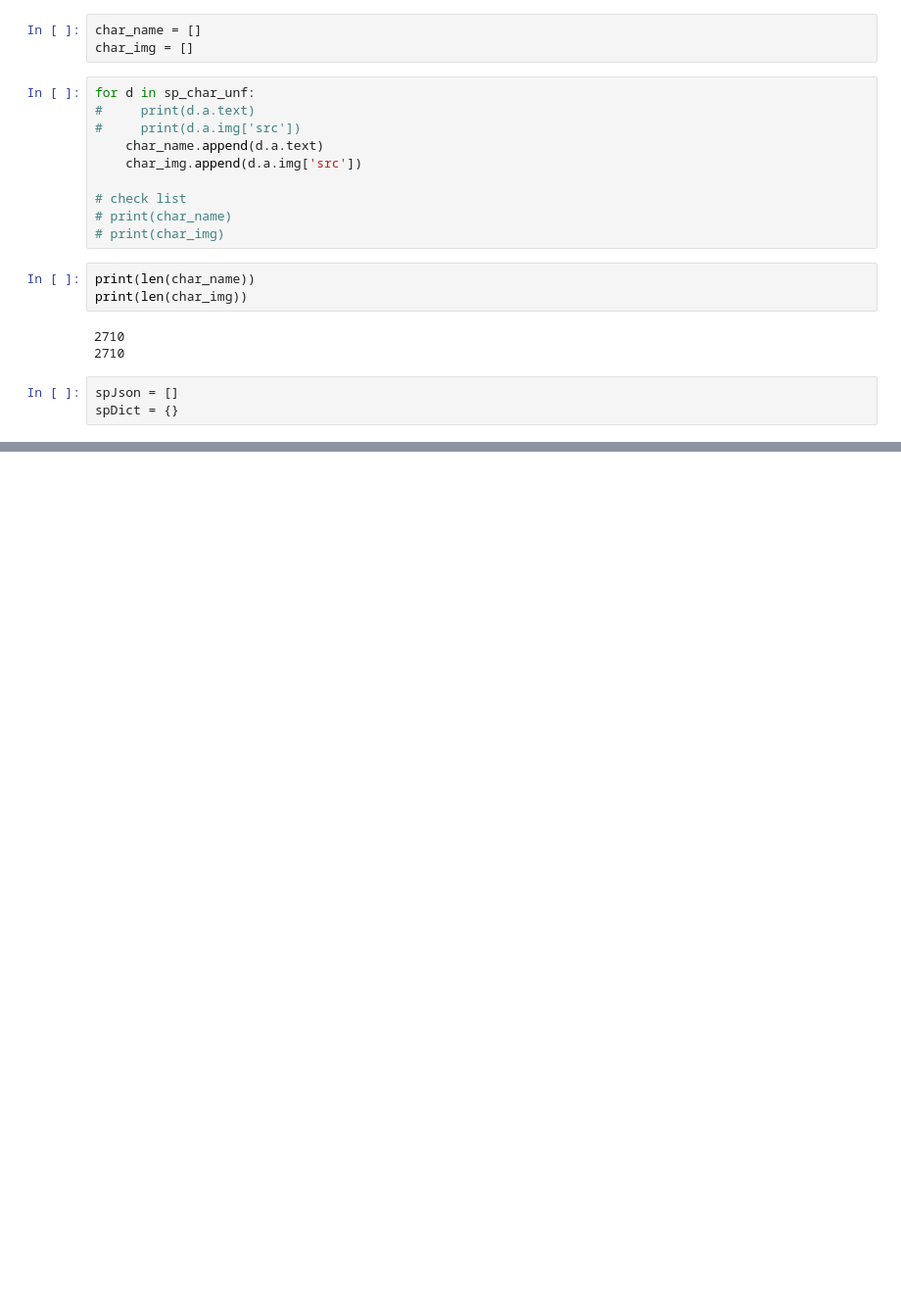
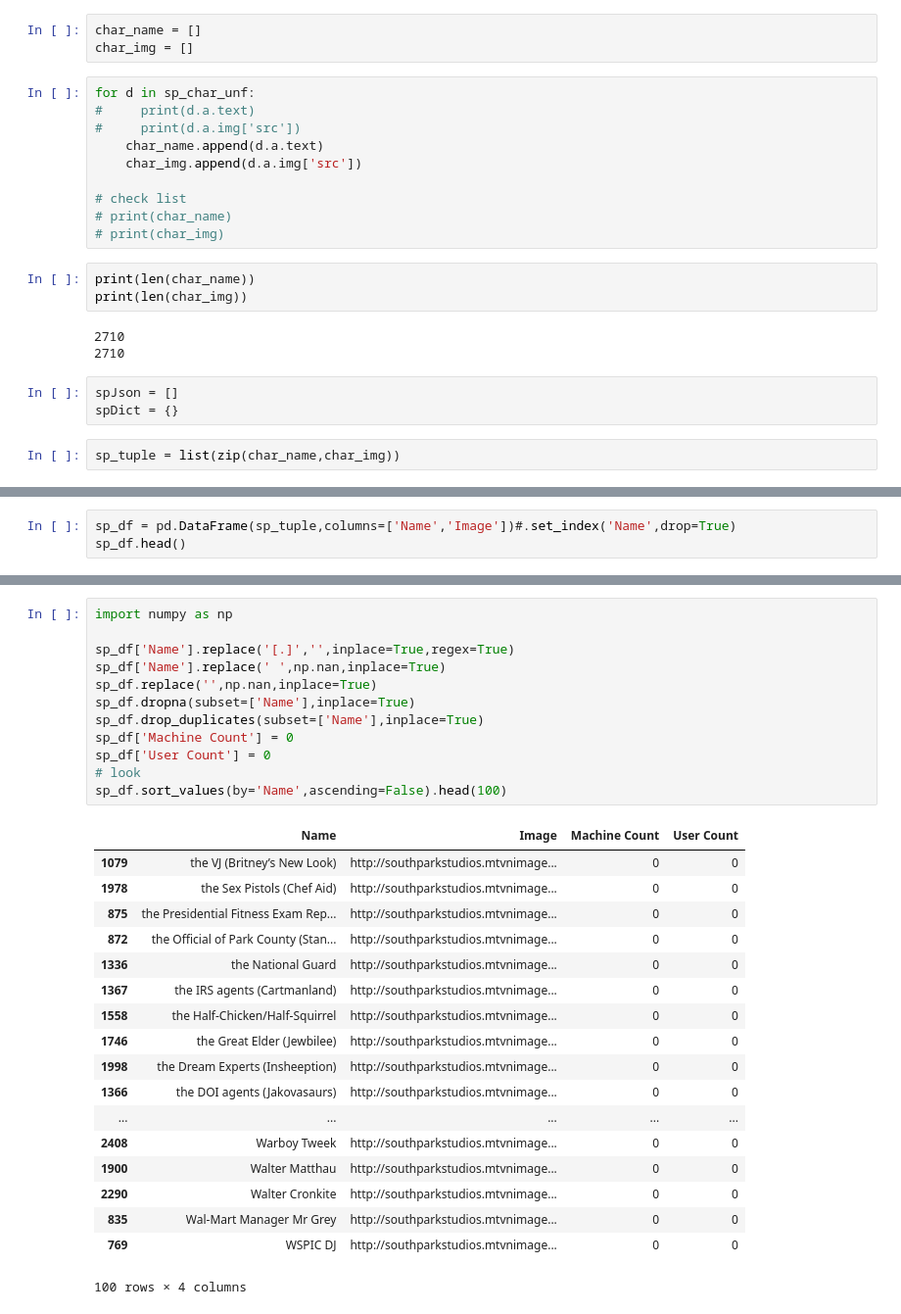
Before and after one commit to Vallito/machine_learning, a Jupyter notebook: playthings/Southpark_Names_Images.ipynb, the cells around one changed output, grey strips where cells are left out. Shown at 98% size. Cells and saved outputs as stored; diff of their text form; blank space fills up the shorter version.

```diff
--- a/playthings/Southpark_Names_Images.ipynb
+++ b/playthings/Southpark_Names_Images.ipynb
@@ -44,3 +45,5 @@ print(len(char_img))
 # %%
 spJson = []
 spDict = {}
+# %%
+sp_tuple = list(zip(char_name,char_img))
@@ -46,0 +54,3 @@ spDict = {}
+# %%
+sp_df = pd.DataFrame(sp_tuple,columns=['Name','Image'])#.set_index('Name',drop=True)
+sp_df.head()
@@ -46,0 +64,31 @@ spDict = {}
+# %%
+import numpy as np
+
+sp_df['Name'].replace('[.]','',inplace=True,regex=True)
+sp_df['Name'].replace(' ',np.nan,inplace=True)
+sp_df.replace('',np.nan,inplace=True)
+sp_df.dropna(subset=['Name'],inplace=True)
+sp_df.drop_duplicates(subset=['Name'],inplace=True)
+sp_df['Machine Count'] = 0
+sp_df['User Count'] = 0
+# look
+sp_df.sort_values(by='Name',ascending=False).head(100)
+# %% [output]
+|  | Name | Image | Machine Count | User Count |
+| 1079 | the VJ (Britney’s New Look) | http://southparkstudios.mtvnimage... | 0 | 0 |
+| 1978 | the Sex Pistols (Chef Aid) | http://southparkstudios.mtvnimage... | 0 | 0 |
+| 875 | the Presidential Fitness Exam Rep... | http://southparkstudios.mtvnimage... | 0 | 0 |
+| 872 | the Official of Park County (Stan... | http://southparkstudios.mtvnimage... | 0 | 0 |
+| 1336 | the National Guard | http://southparkstudios.mtvnimage... | 0 | 0 |
+| 1367 | the IRS agents (Cartmanland) | http://southparkstudios.mtvnimage... | 0 | 0 |
+| 1558 | the Half-Chicken/Half-Squirrel | http://southparkstudios.mtvnimage... | 0 | 0 |
+| 1746 | the Great Elder (Jewbilee) | http://southparkstudios.mtvnimage... | 0 | 0 |
+| 1998 | the Dream Experts (Insheeption) | http://southparkstudios.mtvnimage... | 0 | 0 |
+| 1366 | the DOI agents (Jakovasaurs) | http://southparkstudios.mtvnimage... | 0 | 0 |
+| ... | ... | ... | ... | ... |
+| 2408 | Warboy Tweek | http://southparkstudios.mtvnimage... | 0 | 0 |
+| 1900 | Walter Matthau | http://southparkstudios.mtvnimage... | 0 | 0 |
+| 2290 | Walter Cronkite | http://southparkstudios.mtvnimage... | 0 | 0 |
+| 835 | Wal-Mart Manager Mr Grey | http://southparkstudios.mtvnimage... | 0 | 0 |
+| 769 | WSPIC DJ | http://southparkstudios.mtvnimage... | 0 | 0 |
+100 rows × 4 columns
```
Also changed, not shown: parts of 14 cells of this notebook.
